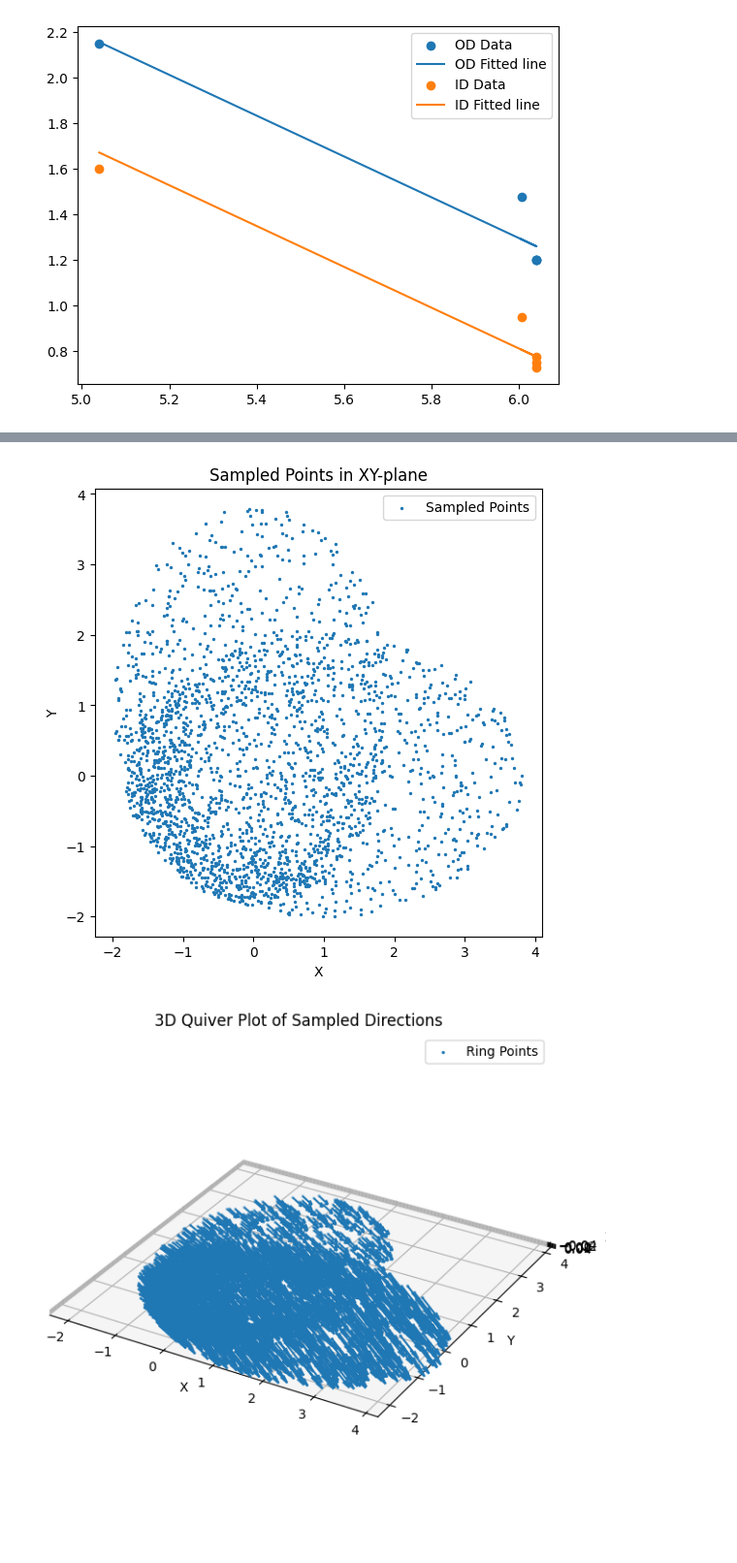
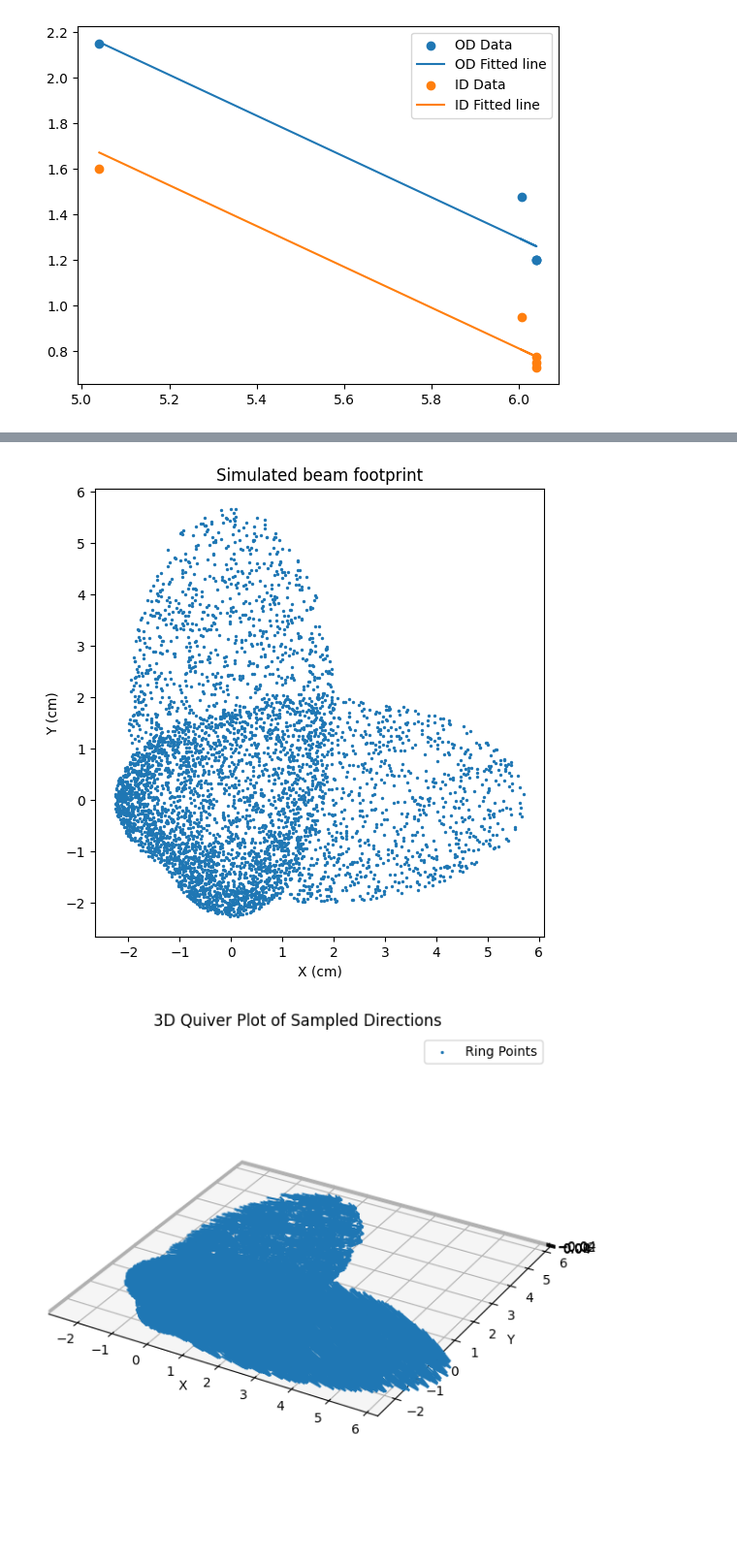
Before and after one commit to jiversivers/monte_carlo, a Jupyter notebook: examples/illumination_pattern.ipynb, the cells around one changed output, grey strips where cells are left out. Shown at 97% size. Saved outputs shown, nothing was run; the diff lists cells and outputs as text; code cells hidden in the pictures.

```diff
--- a/examples/illumination_pattern.ipynb
+++ b/examples/illumination_pattern.ipynb
@@ -99,11 +99,10 @@ def plot_beam(locations, directions):
     # Plot incident points
     fig, ax = plt.subplots(figsize=(6,6))
     ax.scatter(locations[:,0], locations[:,1], s=2, label="Sampled Points")
-    ax.set_xlabel("X")
-    ax.set_ylabel("Y")
-    ax.set_title("Sampled Points in XY-plane")
+    ax.set_xlabel("X (cm)")
+    ax.set_ylabel("Y (cm)")
+    ax.set_title("Simulated beam footprint")
     ax.set_aspect('equal')
-    ax.legend()
     plt.show()
 
     # 3D Quiver plot (direction vectors)
@@ -114,7 +113,7 @@ def plot_beam(locations, directions):
     ax.scatter(*locations.T, s=2, label='Ring Points')
 
     # Plot direction vectors
-    scale = 0.5  # Adjust arrow length for visibility
+    scale = 1  # Adjust arrow length for visibility
     ax.quiver(*locations.T,
               *directions.T,
               length=scale, normalize=True)
@@ -170,34 +171,34 @@ def create_oblique_sampler(gamma, w):
 
         # Calculate the offsets based on the radial distance and angle
         in_plane_offsets = r * np.cos(phi)
         out_of_plane_offsets = r * np.sin(phi)
 
         # Calculate incidence point on horizontal plane
         in_plane_incidence = in_plane_offsets + (r * np.sin(c)) - (w * np.sin(c) / 2)
         in_plane_incidence /= np.cos(c)
         out_of_plane_incidence = out_of_plane_offsets  # Out of plane location is unchanged
 
         # Select beam and input final outputs accordingly (beam0: xz plane; beam1: yz plane)
         beam = np.random.choice((0, 1), n)
 
         location_coordinates = np.zeros((n, 3))
         location_coordinates[:, 0] = np.where(beam == 0, in_plane_incidence, out_of_plane_incidence)
         location_coordinates[:, 1] = np.where(beam == 1, in_plane_incidence, out_of_plane_incidence)
         directional_cosines = np.cos(c) * np.ones((n, 3))
         directional_cosines[:, 0] = np.where(beam == 0, np.sin(c), 0)
         directional_cosines[:, 1] = np.where(beam == 1, np.sin(c), 0)
 
         return location_coordinates, directional_cosines
     return sampler
 
 # Example usage
-gamma = 45  # Angle of the beam with respect to the vertical (z-axis)
+gamma = 60  # Angle of the beam with respect to the vertical (z-axis)
 w = 2     # Beam width (radius)
-n_photons = 2500  # Number of photons to sample
+n_photons = 5000  # Number of photons to sample
 
 # Sample photons and plot
 locations, directional_cosines = create_oblique_sampler(gamma, w)(n_photons)
 plot_beam(locations, directional_cosines)
 # %% [output]
-[figure, old version]
+[figure, new version]
-[figure, old version]
+[figure, new version]
```
Also changed, not shown: parts of 2 cells of this notebook.
